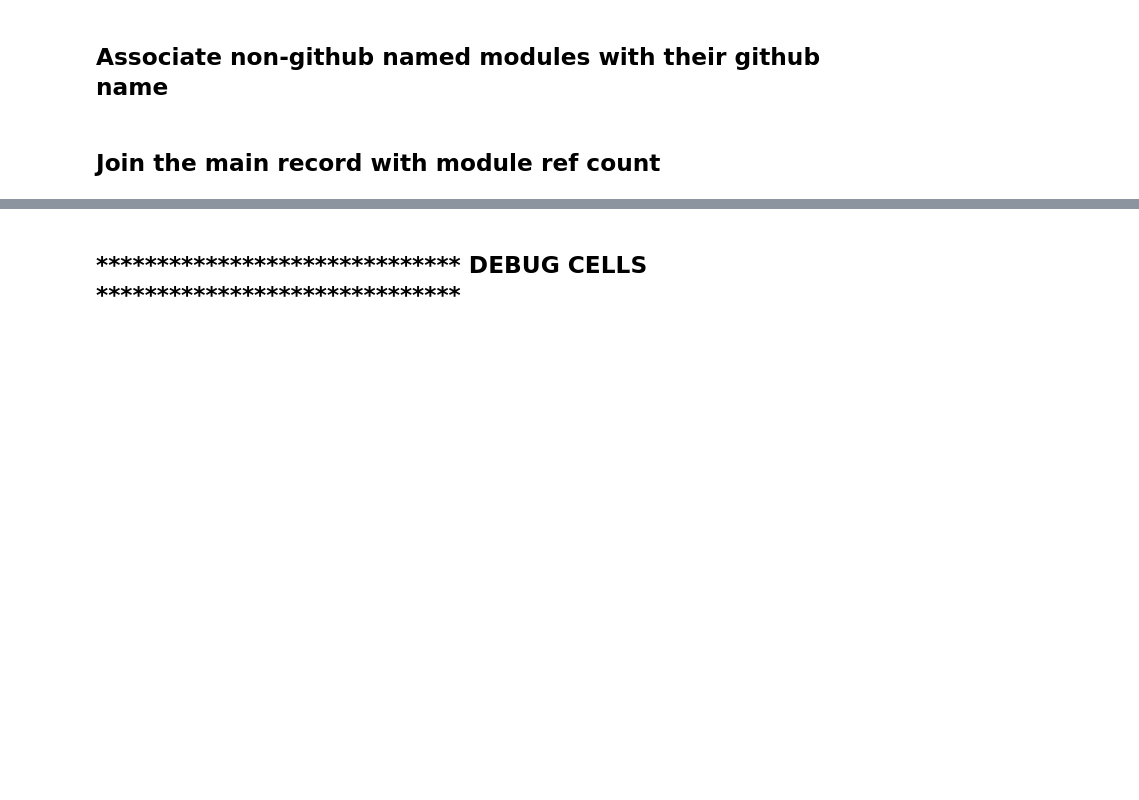
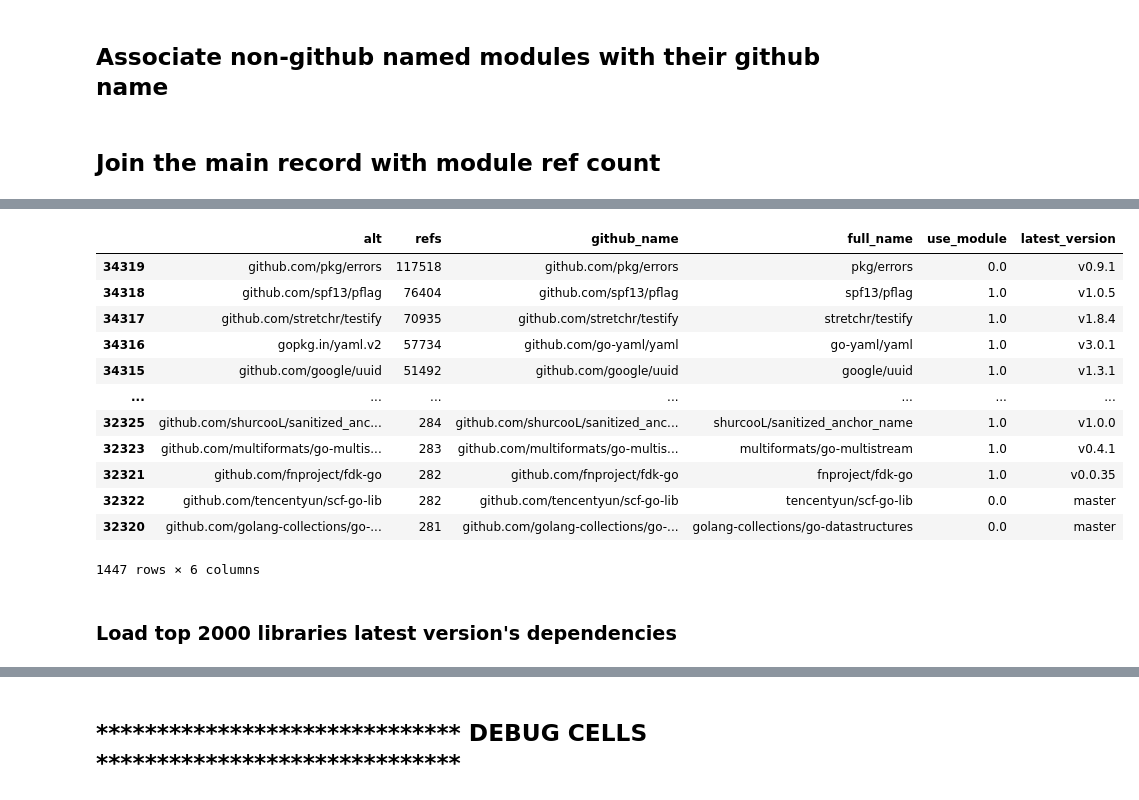
Before and after one commit to schnell18/play-data-science, a Jupyter notebook: msr-golang/etl.ipynb, the cells around one changed output, grey strips where cells are left out. Cells and saved outputs as stored; diff of their text form; code cells hidden in the pictures; blank space fills up the shorter version.

```diff
--- a/msr-golang/etl.ipynb
+++ b/msr-golang/etl.ipynb
@@ -254,0 +248,18 @@ df_latex.to_latex("__libs.tex", index=False)
+# %%
+df_top2000_lib.query("latest_version == latest_version")
+# %% [output]
+|  | alt | refs | github_name | full_name | use_module | latest_version |
+| 34319 | github.com/pkg/errors | 117518 | github.com/pkg/errors | pkg/errors | 0.0 | v0.9.1 |
+| 34318 | github.com/spf13/pflag | 76404 | github.com/spf13/pflag | spf13/pflag | 1.0 | v1.0.5 |
+| 34317 | github.com/stretchr/testify | 70935 | github.com/stretchr/testify | stretchr/testify | 1.0 | v1.8.4 |
+| 34316 | gopkg.in/yaml.v2 | 57734 | github.com/go-yaml/yaml | go-yaml/yaml | 1.0 | v3.0.1 |
+| 34315 | github.com/google/uuid | 51492 | github.com/google/uuid | google/uuid | 1.0 | v1.3.1 |
+| ... | ... | ... | ... | ... | ... | ... |
+| 32325 | github.com/shurcooL/sanitized_anc... | 284 | github.com/shurcooL/sanitized_anc... | shurcooL/sanitized_anchor_name | 1.0 | v1.0.0 |
+| 32323 | github.com/multiformats/go-multis... | 283 | github.com/multiformats/go-multis... | multiformats/go-multistream | 1.0 | v0.4.1 |
+| 32321 | github.com/fnproject/fdk-go | 282 | github.com/fnproject/fdk-go | fnproject/fdk-go | 1.0 | v0.0.35 |
+| 32322 | github.com/tencentyun/scf-go-lib | 282 | github.com/tencentyun/scf-go-lib | tencentyun/scf-go-lib | 0.0 | master |
+| 32320 | github.com/golang-collections/go-... | 281 | github.com/golang-collections/go-... | golang-collections/go-datastructures | 0.0 | master |
+1447 rows × 6 columns
+# %% [markdown]
+### Load top 2000 libraries latest version's dependencies
```
Also changed, not shown: parts of 50 cells of this notebook, 6 other files.
